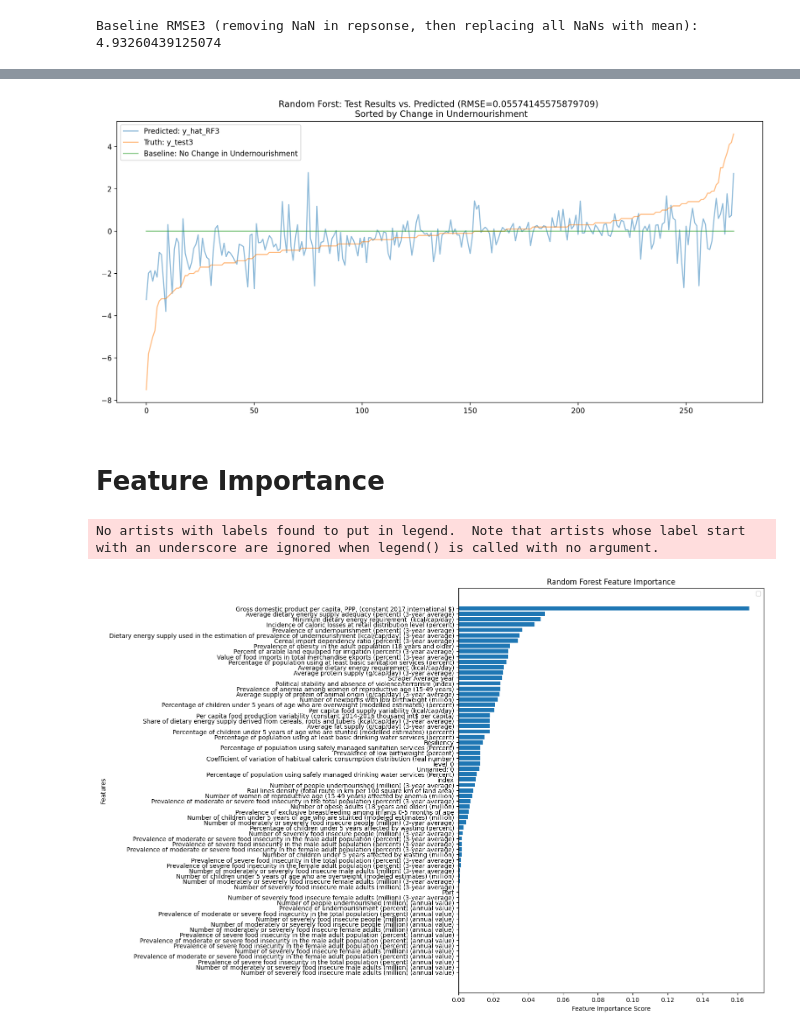
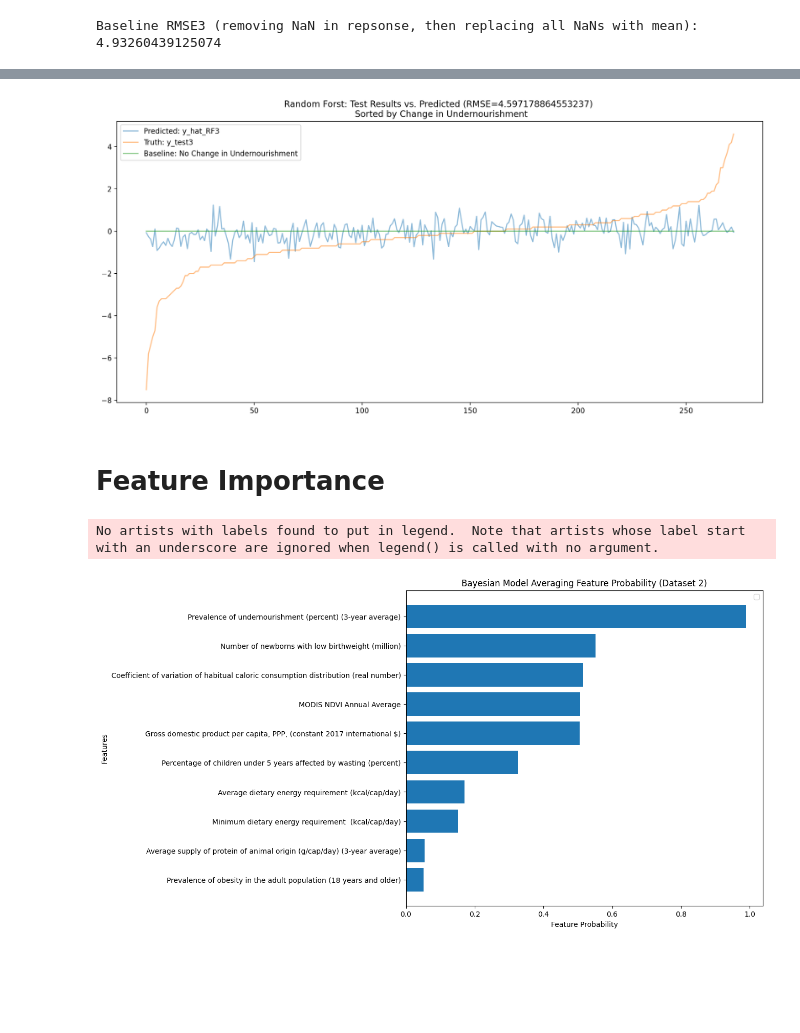
Before and after one commit to bakerjf1993/Supply-Chain, a Jupyter notebook: Food_Security_ModelAveraging-Git.ipynb, the cells around one changed output, grey strips where cells are left out. Cells and saved outputs as stored; diff of their text form; code cells hidden in the pictures; blank space fills up the shorter version.

Commit message:
added model averaging

```diff
--- a/Food_Security_ModelAveraging-Git.ipynb
+++ b/Food_Security_ModelAveraging-Git.ipynb
@@ -61,6 +61,14 @@ class BMA:
             self.RegType = kwargs['RegType']
         else:
             self.RegType = 'LS'
+        if 'WindowLRatio' in kwargs.keys():
+            self.WindowLRatio = kwargs['WindowLRatio']
+        else:
+            self.WindowLRatio = 20
+        if 'ModelSizes' in kwargs.keys():
+            self.ModelSizes = kwargs['ModelSizes']
+        else:
+            self.ModelSizes = np.arange(self.MaxVars)
 
     def fit(self):
         # Perform the Bayesian Model Averaging
@@ -72,7 +80,7 @@ class BMA:
         # To facilitate iterating through all possible models, we start by iterating thorugh
         # the number of elements in the model.
         max_likelihood = 0
-        for num_elements in range(1,self.MaxVars+1):
+        for num_elements in self.ModelSizes:
 
             if self.Verbose == True:
                 print("Computing BMA for models of size: ", num_elements)
@@ -85,7 +93,7 @@ class BMA:
             # Models_next:     the set of candidate models for the next iteration
             # Models_current:  the set of models from Models_next that can be consturcted by adding one new variable
             #                    to a model from Models_previous
-            if num_elements == 1:
+            if (num_elements == 1) or (num_elements-1 not in self.ModelSizes):
                 Models_current = Models_next
                 Models_previous = []
             else:
@@ -114,7 +122,7 @@ class BMA:
                 # Compute the likelihood (times the prior) for the model.
                 model_likelihood = mp.exp(-model_regr.bic/2)*np.prod(self.Priors[list(model_index_set)])
 
-                if (model_likelihood > max_likelihood/20):
+                if (model_likelihood > max_likelihood/self.WindowLRatio):
                     if self.Verbose == True:
                         print("Model Variables:",model_index_set,"likelihood=",model_likelihood)
                     self.likelihoods_all[str(model_index_set)] = model_likelihood
@@ -230,6 +238,6 @@ Baseline RMSE3 (removing NaN in repsonse, then replacing all NaNs with mean): 4.
 # %%
-# Build a random forest (https://scikit-learn.org/stable/modules/generated/sklearn.ensemble.RandomForestRegressor.html)
-regr = BMA(X_train2, y_train2, Verbose=1, MaxVars=10)
+nFeats = np.shape(countrydf)[1]
+regr = BMA(X_train2, y_train2, Verbose=1, ModelSizes=[1,2,3,4,nFeats-3,nFeats-2,nFeats-1,nFeats], WindowLRatio=5)
 #regr = RandomForestRegressor(random_state = 42)
 # Train on the training set
 regr.fit()
@@ -275,0 +268,4 @@ regr.summary()
+# %%
+summary2 = regr.summary()
+summary2= summary2.sort_values(by='Probability', ascending=False)
+summary2.head(20)
@@ -299,12 +352,12 @@ Random Forest RMSE3: 0.05574145575879709
 # %%
 sorted_Idx = np.argsort(y_test3.to_numpy())
 plt.figure(figsize=(16, 7), dpi=200)
-plt.plot(y_hat_RF3[sorted_Idx], label='Predicted: y_hat_RF3', alpha=0.5)
+plt.plot(y_hat_BMA3[sorted_Idx], label='Predicted: y_hat_RF3', alpha=0.5)
 plt.plot(y_test3.to_numpy()[sorted_Idx], label='Truth: y_test3', alpha=0.5)
 plt.plot(y_hat_baseline3.to_numpy()[sorted_Idx], label='Baseline: No Change in Undernourishment', alpha=0.5)
-plt.title("Random Forst: Test Results vs. Predicted (RMSE="+str(RMSE_RF3)+") \n Sorted by Change in Undernourishment")
+plt.title("Random Forst: Test Results vs. Predicted (RMSE="+str(RMSE_BMA3)+") \n Sorted by Change in Undernourishment")
 plt.legend();
 # %% [output]
-[figure, old version]
+[figure, new version]
 # %% [markdown]
 # Feature Importance
@@ -313,21 +364,18 @@ secFet = countrydf.drop(["Future Undernourishment"], axis=1).columns
 # %%
 #plt.barh(secFet, regr.feature_importances_)
-#Create the axis Labels
-secFet = countrydf.drop(["Future Undernourishment"], axis=1).columns
 #Develope Feature Importance
-fig, ax = plt.subplots(figsize=(9, 12))
-#Sort High to low
-sorted_regr = regr.feature_importances_.argsort()
+fig, ax = plt.subplots(figsize=(9, 8))
 #Drop the bottom 50 Features
-#sorted_regr = sorted_regr[50:]
+summary_plot = summary2.sort_values(by='Probability', ascending=False).head(10)
+summary_plot = summary_plot.sort_values(by='Probability', ascending=True)
 #Plot the Feature Importance
-ax.barh(secFet[sorted_regr], regr.feature_importances_[sorted_regr])
+ax.barh(summary_plot['Variable Name'], summary_plot['Probability'])
 #plt.barh(secFet[sorted_regr], regr.feature_importances_[sorted_regr])
-plt.title("Random Forest Feature Importance")
-plt.xlabel('Feature Importance Score')
+plt.title("Bayesian Model Averaging Feature Probability (Dataset 2)")
+plt.xlabel('Feature Probability')
 plt.ylabel('Features')
 plt.legend()
 plt.show()
 # %% [output]
 No artists with labels found to put in legend.  Note that artists whose label start with an underscore are ignored when legend() is called with no argument.
-[figure, old version]
+[figure, new version]
```
Also changed, not shown: parts of 10 cells of this notebook.
